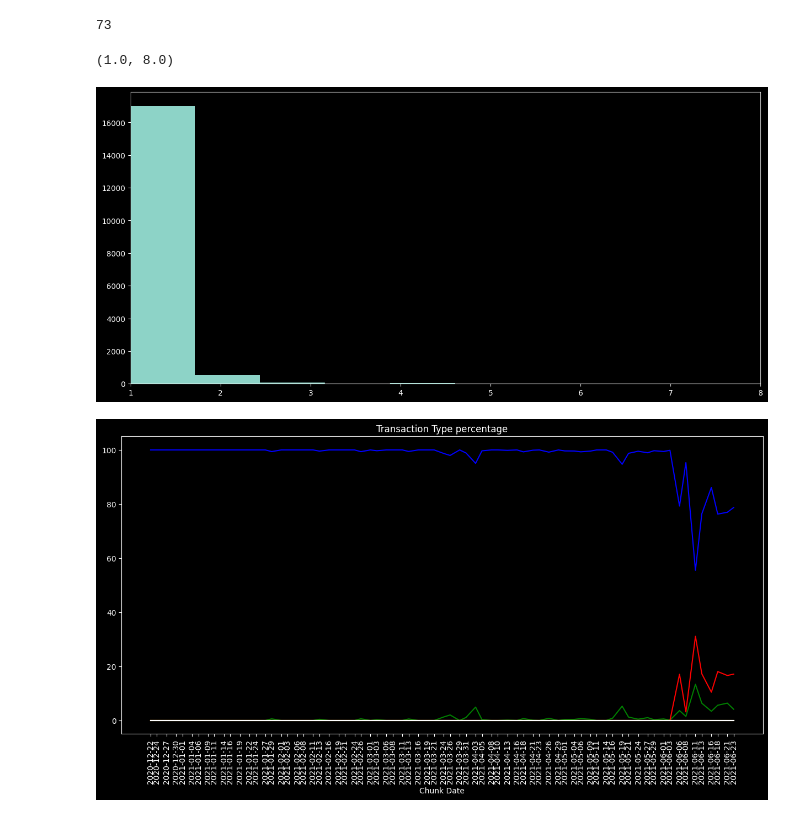
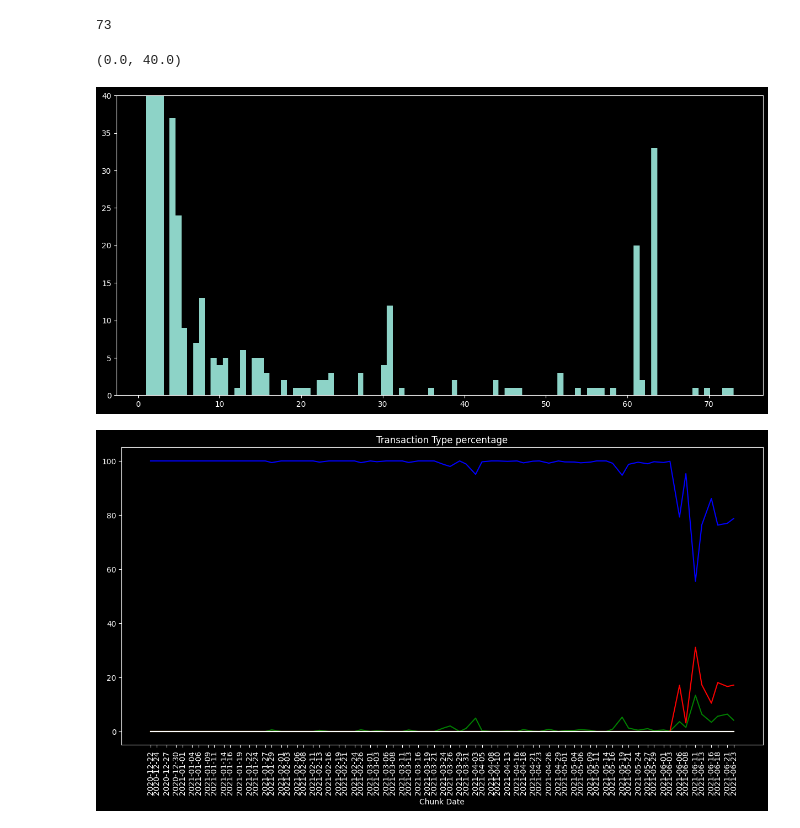
Before and after one commit to juanmir227/Latest-Algo-Research, a Jupyter notebook: filtering_algorithm/periodo1_filtered_smoothed.ipynb, the cells around one changed output. Saved outputs shown, nothing was run; the diff lists cells and outputs as text; code cells hidden in the pictures.

```diff
--- a/filtering_algorithm/periodo1_filtered_smoothed.ipynb
+++ b/filtering_algorithm/periodo1_filtered_smoothed.ipynb
@@ -47,10 +47,11 @@ ncolors = len(plt.rcParams['axes.prop_cycle'])
 73
 # %%
 plt.hist(total_activity, bins=100)
-plt.xlim(1,8)
+# plt.xlim(1,8)
+plt.ylim(0,40)
 # %% [output]
-(1.0, 8.0)
+(0.0, 40.0)
-[figure, old version]
+[figure, new version]
 # %%
 pay_percentage = transaction_type_percentages_of_total_transactions[0]
 axfer_percentage = transaction_type_percentages_of_total_transactions[1]
```
Also changed, not shown: 8 other files.
